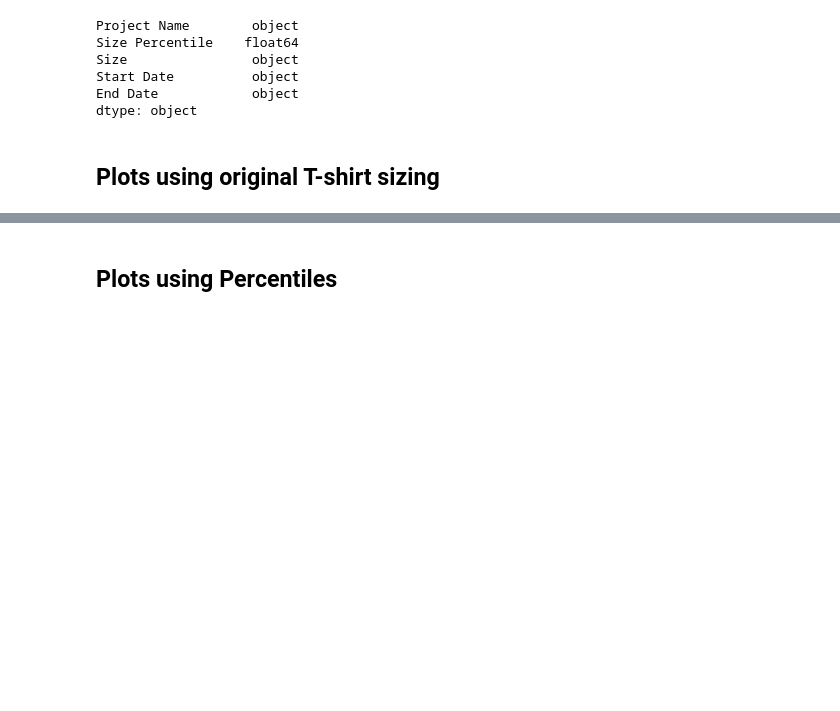
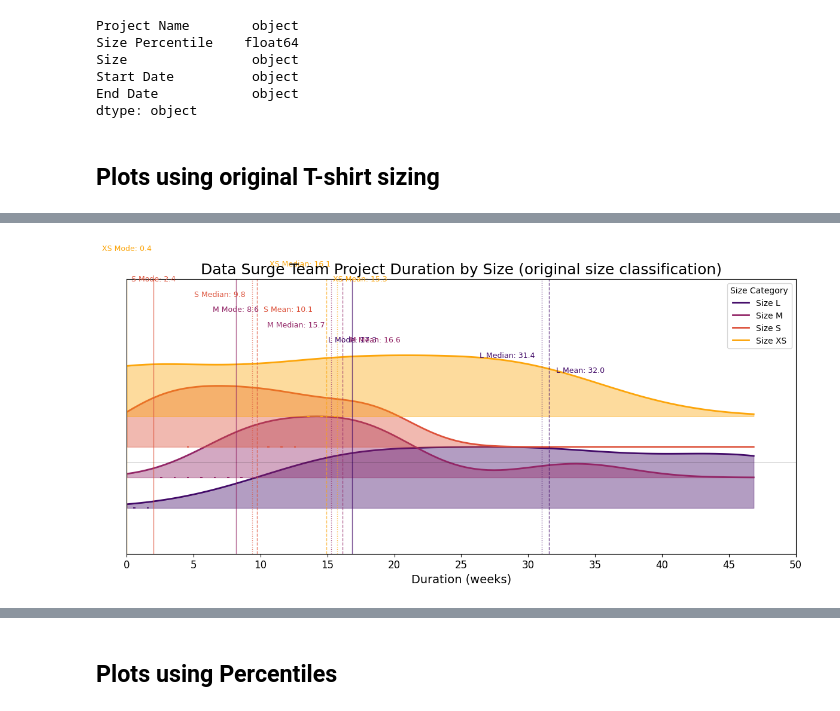
Before and after one commit to dbouquin/static_arch_project_vis, a Jupyter notebook: static_arch_project_vis.ipynb, the cells around one changed output, grey strips where cells are left out. Cells and saved outputs as stored; diff of their text form; code cells hidden in the pictures; blank space fills up the shorter version.

```diff
--- a/static_arch_project_vis.ipynb
+++ b/static_arch_project_vis.ipynb
@@ -191,0 +211,80 @@ plt.show()
+# %%
+custom_order = ['L', 'M', 'S', 'XS']
+palette = sns.color_palette("inferno", len(custom_order))
+
+# Create a single figure and axis
+fig, ax = plt.subplots(figsize=(12, 6))
+
+# Determine x-axis range
+x_min, x_max = df['duration_weeks'].min(), df['duration_weeks'].max()
+
+# Define x-axis ticks at 5-week intervals
+tick_step = 5
+x_ticks = np.arange(x_min, x_max + tick_step, tick_step)
+
+# Vertical offset for each size to avoid overlap
+offsets = [-0.15, -0.05, 0.05, 0.15]
+
+# Create combined plot with all sizes
+for i, size in enumerate(custom_order):
+    size_data = df[df['size'] == size]
+    color = palette[i]
+
+    # Apply vertical offset for this size category
+    offset = offsets[i]
+
+    # Create boxplot with offset
+    sns.boxplot(data=size_data, x='duration_weeks', y=np.zeros(len(size_data)) + offset,
+                color=color, fill=False, linewidth=1.25, ax=ax, width=0.07, zorder=2)
+
+    # Generate KDE using scipy
+    data = size_data['duration_weeks'].dropna()
+    if len(data) > 1:  # Check if we have enough data points
+        x_kde = np.linspace(x_min, x_max, 100)
+        kde = stats.gaussian_kde(data, bw_method=0.5)
+        y_kde = kde(x_kde)
+
+        # Scale the KDE
+        y_kde = y_kde / np.max(y_kde) * 0.2  # Scale to appropriate height
+
+        # Plot the KDE above the offset
+        ax.fill_between(x_kde, offset, offset + y_kde, color=color, alpha=0.4, zorder=1)
+        ax.plot(x_kde, offset + y_kde, color=color, linewidth=2, zorder=1, label=f'Size {size}')
+
+    # Statistical markers
+    mean_duration = size_data['duration_weeks'].mean()
+    median_duration = size_data['duration_weeks'].median()
+    mode_duration = size_data['duration_weeks'].mode()[0]
+
+    # Add vertical lines for statistics in a more compact way
+    ax.axvline(x=mean_duration, color=color, linestyle='--', linewidth=1, alpha=0.7)
+    ax.axvline(x=median_duration, color=color, linestyle=':', linewidth=1, alpha=0.7)
+    ax.axvline(x=mode_duration, color=color, linestyle='-', linewidth=1, alpha=0.7)
+
+    # Add text annotations for statistics (positioned strategically to avoid overlap)
+    vertical_pos = 0.3 + i * 0.1  # Stagger the text positions vertically
+    ax.text(mean_duration + 0.5, vertical_pos, f'{size} Mean: {mean_duration:.1f}',
+            color=color, fontsize=9, ha='left', va='center')
+    ax.text(median_duration - 0.5, vertical_pos + 0.05, f'{size} Median: {median_duration:.1f}',
+            color=color, fontsize=9, ha='right', va='center')
+    ax.text(mode_duration, vertical_pos + 0.1, f'{size} Mode: {mode_duration:.1f}',
+            color=color, fontsize=9, ha='center', va='center')
+
+# Set axis properties
+ax.set_xlim(x_min, x_max)
+ax.set_ylim(-0.3, 0.6)  # Adjusted to show all KDEs
+ax.set_yticks([])  # Remove y-ticks
+ax.set_xticks(x_ticks)
+ax.set_xticklabels([f"{tick:.0f}" for tick in x_ticks], fontsize=12)
+
+# Add horizontal line at y=0
+ax.axhline(y=0, color='black', linestyle='-', linewidth=0.5, alpha=0.3)
+
+# Add legend, title and labels
+ax.legend(title='Size Category', loc='upper right')
+plt.title('Data Surge Team Project Duration by Size (original size classification)', fontsize=18)
+plt.xlabel('Duration (weeks)', fontsize=14)
+plt.tight_layout()
+plt.show()
+# %% [output]
+[figure, added]
```
Also changed, not shown: parts of 7 cells of this notebook, 3 other files.
